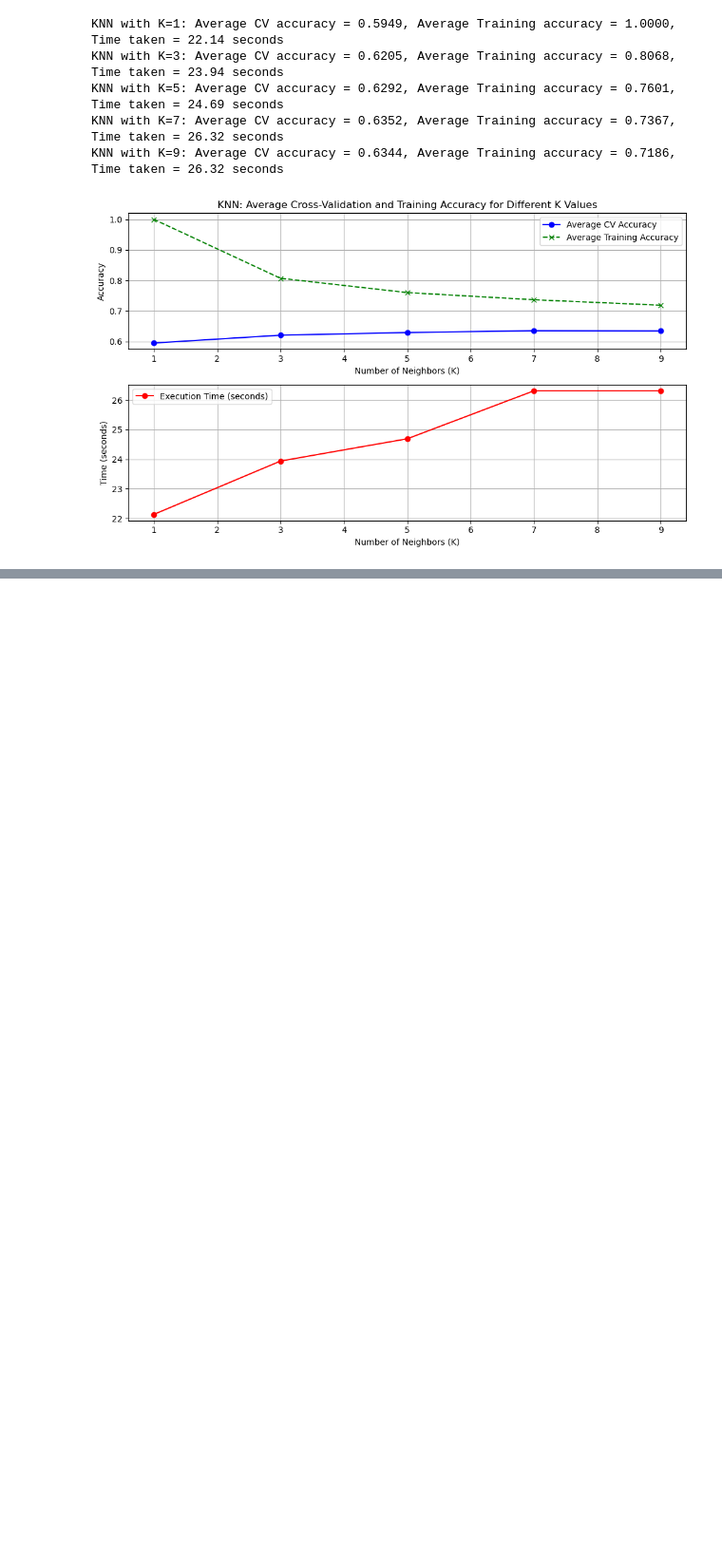
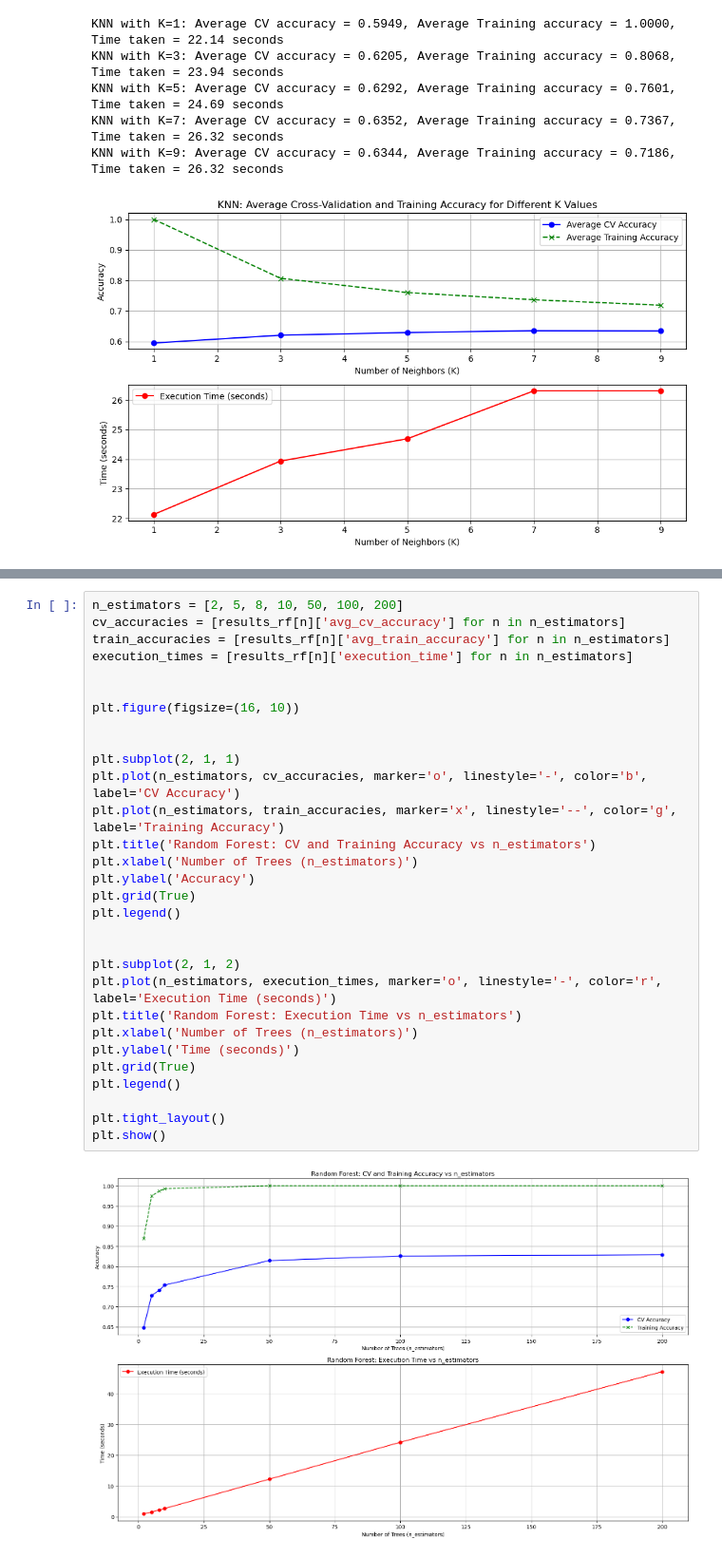
Before and after one commit to mencinas93/IMBM_Machine_Learning, a Jupyter notebook: Homework_3_Code.ipynb, the cells around one changed output, grey strips where cells are left out. Shown: that part at 95% size. Drawn from its saved outputs; the diff is of its cells as text; blank space fills up the shorter version.

```diff
--- a/Homework_3_Code.ipynb
+++ b/Homework_3_Code.ipynb
@@ -602,0 +646,32 @@ Gradient Boosted Regression Trees
+# %%
+n_estimators = [2, 5, 8, 10, 50, 100, 200]
+cv_accuracies = [results_rf[n]['avg_cv_accuracy'] for n in n_estimators]
+train_accuracies = [results_rf[n]['avg_train_accuracy'] for n in n_estimators]
+execution_times = [results_rf[n]['execution_time'] for n in n_estimators]
+
+
+plt.figure(figsize=(16, 10))
+
+
+plt.subplot(2, 1, 1)
+plt.plot(n_estimators, cv_accuracies, marker='o', linestyle='-', color='b', label='CV Accuracy')
+plt.plot(n_estimators, train_accuracies, marker='x', linestyle='--', color='g', label='Training Accuracy')
+plt.title('Random Forest: CV and Training Accuracy vs n_estimators')
+plt.xlabel('Number of Trees (n_estimators)')
+plt.ylabel('Accuracy')
+plt.grid(True)
+plt.legend()
+
+
+plt.subplot(2, 1, 2)
+plt.plot(n_estimators, execution_times, marker='o', linestyle='-', color='r', label='Execution Time (seconds)')
+plt.title('Random Forest: Execution Time vs n_estimators')
+plt.xlabel('Number of Trees (n_estimators)')
+plt.ylabel('Time (seconds)')
+plt.grid(True)
+plt.legend()
+
+plt.tight_layout()
+plt.show()
+# %% [output]
+[figure, added]
```
Also changed, not shown: parts of 21 cells of this notebook.
